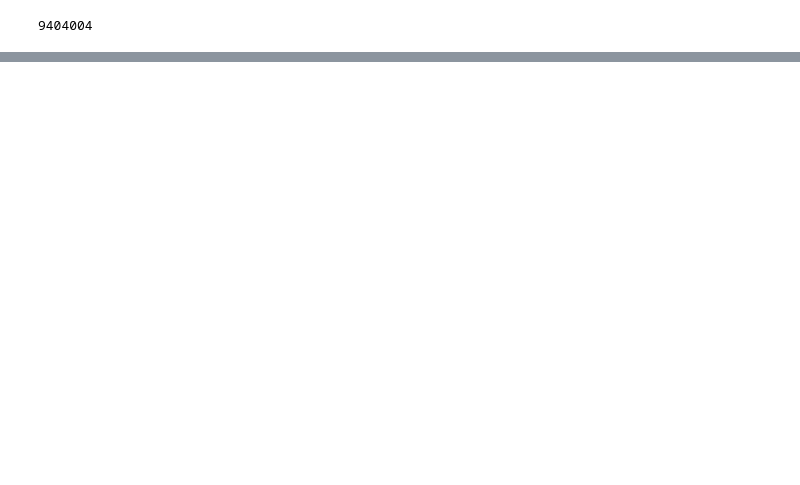
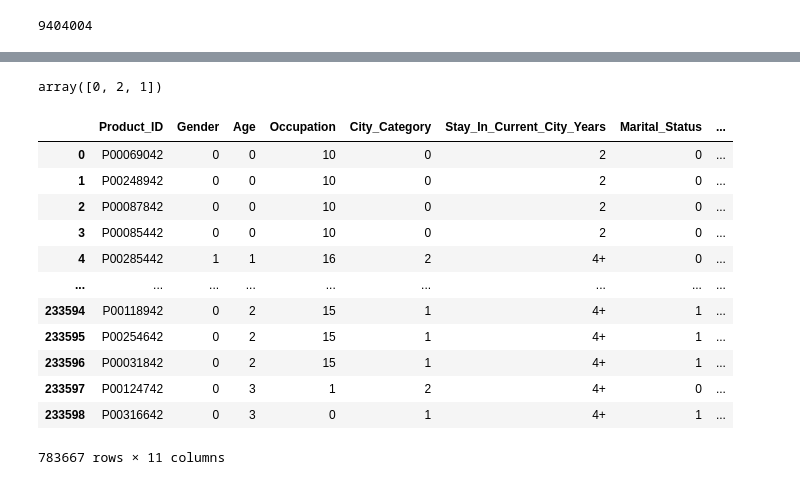
Before and after one commit to sneraikar/Black-friday_EDA2, a Jupyter notebook: Black_friday.ipynb, the cells around one changed output, grey strips where cells are left out. Drawn from its saved outputs; the diff is of its cells as text; code cells hidden in the pictures; blank space fills up the shorter version.

```diff
--- a/Black_friday.ipynb
+++ b/Black_friday.ipynb
@@ -66,0 +120,4 @@ df.info
+# %%
+#Handling categorical feature Gender
+df["Gender"]=df["Gender"].map({"F":0,"M":1})
+df
@@ -66,0 +144,12 @@ df.info
+# %%
+#mapping using "map" function
+df["Age"]=df["Age"].map({'0-17':1, '55+':2, '26-35':3, '46-50':4, '51-55':5, '36-45':6, '18-25':7})
+# %%
+#mapping by label encoding
+#Import label encoder
+from sklearn import preprocessing
+
+# Encode labels in column 'species'.
+df['Age']= preprocessing.LabelEncoder().fit_transform(df['Age'])
+
+df['Age'].unique()
@@ -66,0 +174,22 @@ df.info
+# %%
+df['City_Category']= preprocessing.LabelEncoder().fit_transform(df['City_Category'])
+
+df['City_Category'].unique()
+# %% [output]
+array([0, 2, 1])
+# %%
+df
+# %% [output]
+|  | Product_ID | Gender | Age | Occupation | City_Category | Stay_In_Current_City_Years | Marital_Status | ... |
+| 0 | P00069042 | 0 | 0 | 10 | 0 | 2 | 0 | ... |
+| 1 | P00248942 | 0 | 0 | 10 | 0 | 2 | 0 | ... |
+| 2 | P00087842 | 0 | 0 | 10 | 0 | 2 | 0 | ... |
+| 3 | P00085442 | 0 | 0 | 10 | 0 | 2 | 0 | ... |
+| 4 | P00285442 | 1 | 1 | 16 | 2 | 4+ | 0 | ... |
+| ... | ... | ... | ... | ... | ... | ... | ... | ... |
+| 233594 | P00118942 | 0 | 2 | 15 | 1 | 4+ | 1 | ... |
+| 233595 | P00254642 | 0 | 2 | 15 | 1 | 4+ | 1 | ... |
+| 233596 | P00031842 | 0 | 2 | 15 | 1 | 4+ | 1 | ... |
+| 233597 | P00124742 | 0 | 3 | 1 | 2 | 4+ | 0 | ... |
+| 233598 | P00316642 | 0 | 3 | 0 | 1 | 4+ | 1 | ... |
+783667 rows × 11 columns
```
Also changed, not shown: parts of 26 cells of this notebook.
